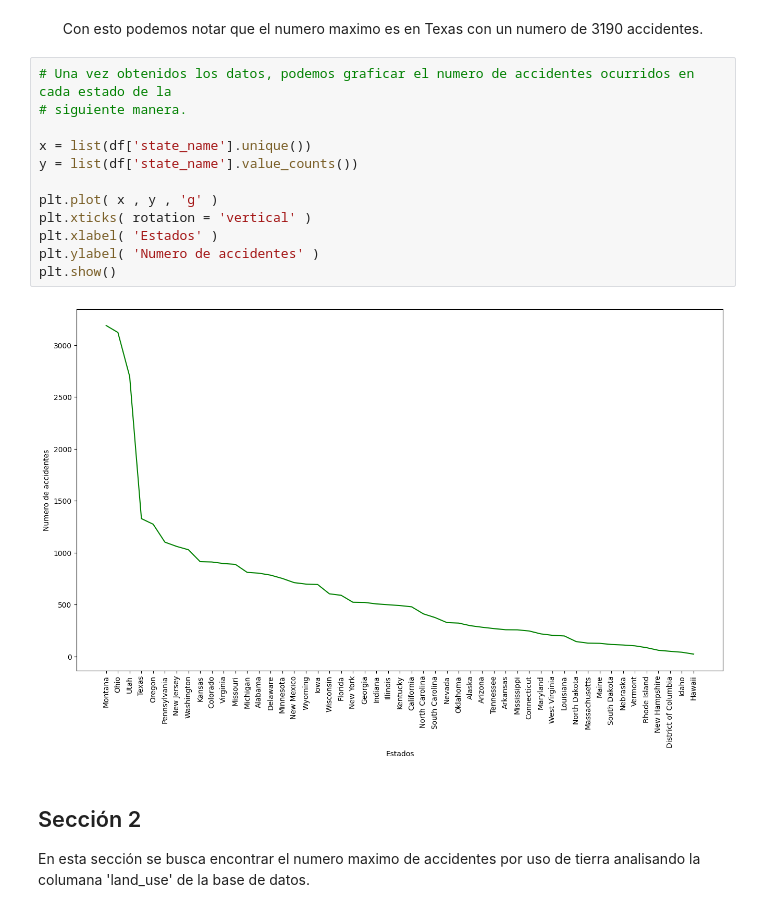
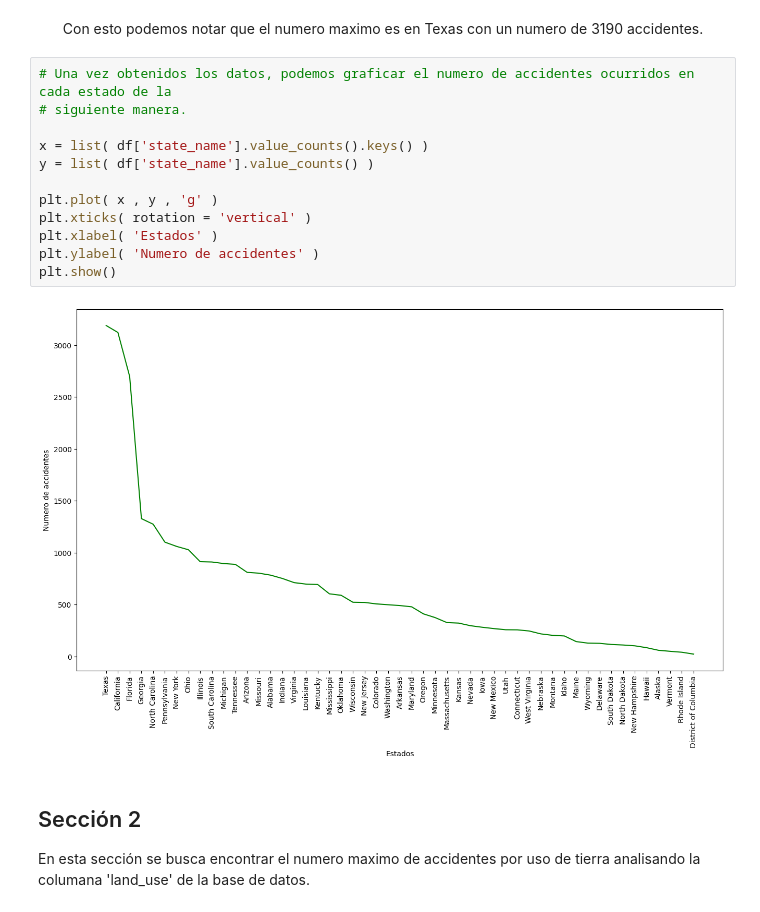
Before and after one commit to Javier-Caceres-M/Solemne-1, a Jupyter notebook: Desarrollo/Desarrollo.ipynb, the cells around one changed output. Cells and saved outputs as stored; diff of their text form.

```diff
--- a/Desarrollo/Desarrollo.ipynb
+++ b/Desarrollo/Desarrollo.ipynb
@@ -73,17 +73,17 @@ Name: state_name, dtype: int64
 # %%
 # Una vez obtenidos los datos, podemos graficar el numero de accidentes ocurridos en cada estado de la
 # siguiente manera.
 
-x = list(df['state_name'].unique())
-y = list(df['state_name'].value_counts())
+x = list( df['state_name'].value_counts().keys() )
+y = list( df['state_name'].value_counts() )
 
 plt.plot( x , y , 'g' )
 plt.xticks( rotation = 'vertical' )
 plt.xlabel( 'Estados' )
 plt.ylabel( 'Numero de accidentes' )
 plt.show()
 # %% [output]
-[figure, old version]
+[figure, new version]
 # %% [markdown]
 ## Sección 2
 
```
Also changed, not shown: parts of 9 cells of this notebook.
